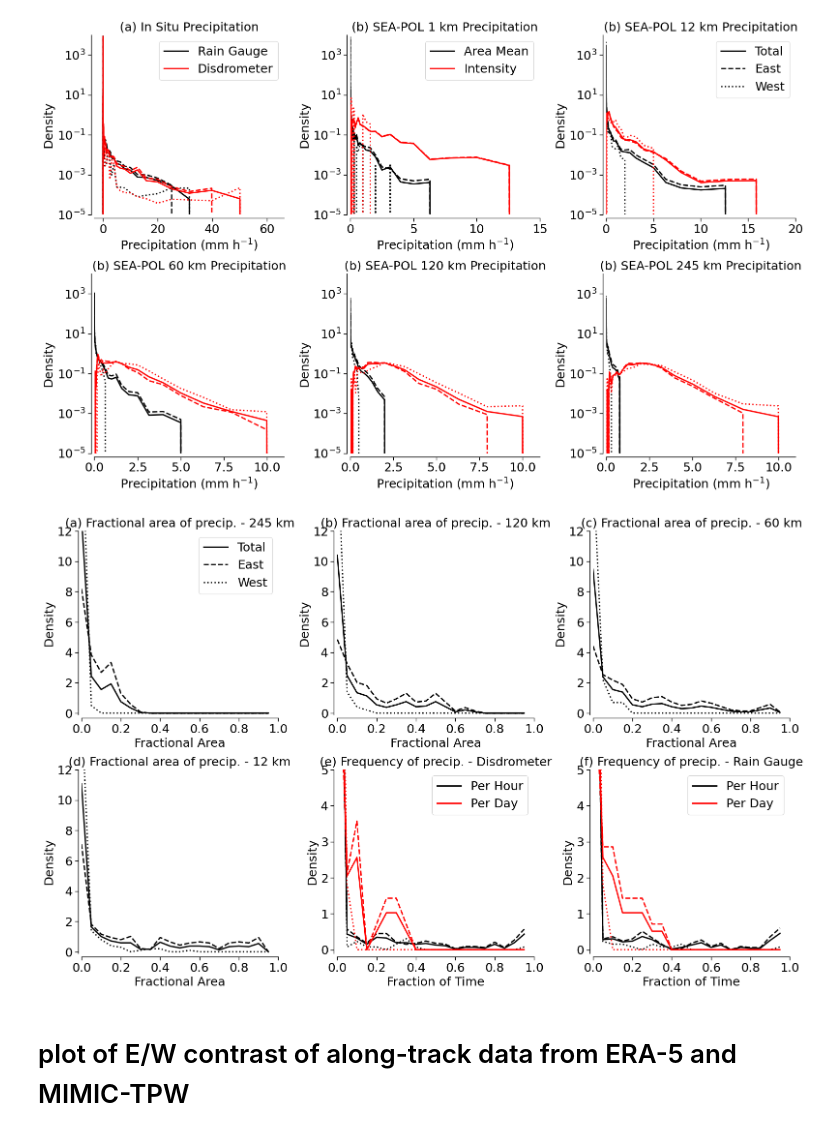
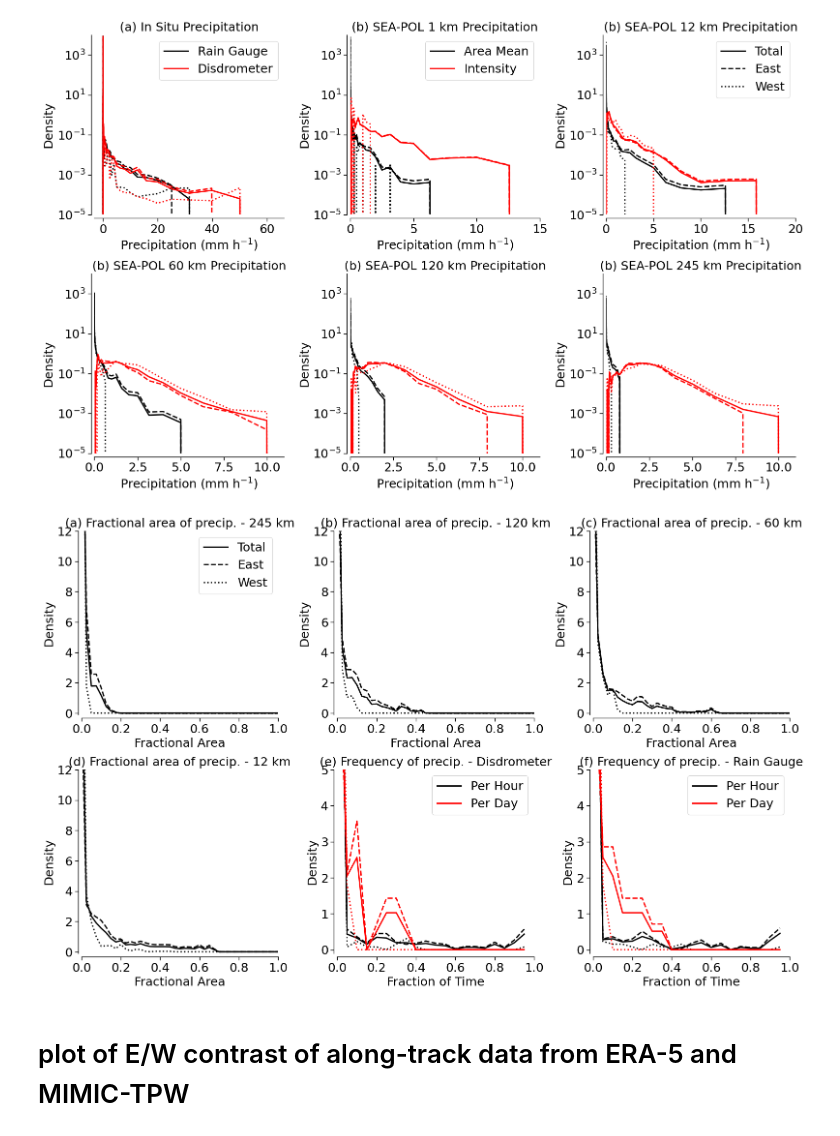
Before and after one commit to allison-wing/PICCOLO, a Jupyter notebook: plot_pdf_EW.ipynb, the cells around one changed output. Drawn from its saved outputs; the diff is of its cells as text; code cells hidden in the pictures.

```diff
--- a/plot_pdf_EW.ipynb
+++ b/plot_pdf_EW.ipynb
@@ -568,6 +568,6 @@ precip_freq_gauge_dailyW = precip_freq_gauge_daily[ship_time_day >= np.datetime6
 # Precipitation data - SEA-POL
 # %%
 #seapol = xr.open_dataset('../../data/SEA-POL_gridded_rainrate_spatial_means_masked.nc')
-seapol = xr.open_dataset('../../data/SEA-POL_4b_rainrate_2D_spatial_means_masked.nc')
+seapol = xr.open_dataset('../../data/SEA-POL_4b_rainrate_2D_spatial_means_masked_reg10.nc')
 seapol
 # %% [output]
@@ -637,6 +634,11 @@ precip_seapol120int = seapol.rain120_int[indexAP:].rolling(time=6, center=True).
 
 precip_seapol245 = seapol.rain245_mean[indexAP:].rolling(time=6, center=True).mean() # 6*10=60 minute running mean
 precip_seapol245int = seapol.rain245_int[indexAP:].rolling(time=6, center=True).mean()
+
+fa245 = seapol.rain245_frac[indexAP:].rolling(time=6, center=True).mean() # 6*10=60 minute running mean
+fa120 = seapol.rain120_frac[indexAP:].rolling(time=6, center=True).mean() # 6*10=60 minute running mean
+fa60 = seapol.rain60_frac[indexAP:].rolling(time=6, center=True).mean() # 6*10=60 minute running mean
+fa12 = seapol.rain12_frac[indexAP:].rolling(time=6, center=True).mean() # 6*10=60 minute running mean
 # %%
 #Split into East/West
 iEW_seapol = np.abs(seapol.time[indexAP:] - timeEW).argmin()
@@ -667,3 +669,15 @@ precip_seapol245E = precip_seapol245[0:iEW_seapol]
 precip_seapol245W = precip_seapol245[iEW_seapol:]
 precip_seapol245Eint = precip_seapol245int[0:iEW_seapol]
 precip_seapol245Wint = precip_seapol245int[iEW_seapol:]
+
+fa245E = fa245[0:iEW_seapol]
+fa245W = fa245[iEW_seapol:]
+
+fa120E = fa120[0:iEW_seapol]
+fa120W = fa120[iEW_seapol:]
+
+fa60E = fa60[0:iEW_seapol]
+fa60W = fa60[iEW_seapol:]
+
+fa12E = fa12[0:iEW_seapol]
+fa12W = fa12[iEW_seapol:]
@@ -1213,7 +1252,8 @@ fig, axs = plt.subplots(2,3,figsize=(16,10))
 pbins = np.concatenate(([0],np.power(10,np.arange(-4,2,0.1))))
 
 ## Fractional area 245 km
-fabins = np.arange(0,1.05,0.05)
+fabins = np.arange(0,1.05,0.025)
+ftbins = np.arange(0,1.05,0.05)
 phist_fa245, bin_edges = np.histogram(fa245, bins=fabins, density=True)
 phist_fa245E, bin_edgesE = np.histogram(fa245E, bins=fabins, density=True)
 phist_fa245W, bin_edgesW = np.histogram(fa245W, bins=fabins, density=True)
@@ -1298,13 +1338,13 @@ axs[1,0].set_ylim(-0.1,12)
 axs[1,0].tick_params(labelsize=18)
 
 ## Time frequency of precip from disdrometer
-phist_fp_disdro_hrly, bin_edges = np.histogram(precip_freq_disdro, bins=fabins, density=True)
-phist_fp_disdro_hrlyE, bin_edgesE = np.histogram(precip_freq_disdroE, bins=fabins, density=True)
-phist_fp_disdro_hrlyW, bin_edgesW = np.histogram(precip_freq_disdroW, bins=fabins, density=True)
+phist_fp_disdro_hrly, bin_edges = np.histogram(precip_freq_disdro, bins=ftbins, density=True)
+phist_fp_disdro_hrlyE, bin_edgesE = np.histogram(precip_freq_disdroE, bins=ftbins, density=True)
+phist_fp_disdro_hrlyW, bin_edgesW = np.histogram(precip_freq_disdroW, bins=ftbins, density=True)
 
-phist_fp_disdro_daily, bin_edges1a = np.histogram(precip_freq_disdro_daily, bins=fabins, density=True)
-phist_fp_disdro_dailyE, bin_edges1aE = np.histogram(precip_freq_disdro_dailyE, bins=fabins, density=True)
-phist_fp_disdro_dailyW, bin_edges1aW = np.histogram(precip_freq_disdro_dailyW, bins=fabins, density=True)
+phist_fp_disdro_daily, bin_edges1a = np.histogram(precip_freq_disdro_daily, bins=ftbins, density=True)
+phist_fp_disdro_dailyE, bin_edges1aE = np.histogram(precip_freq_disdro_dailyE, bins=ftbins, density=True)
+phist_fp_disdro_dailyW, bin_edges1aW = np.histogram(precip_freq_disdro_dailyW, bins=ftbins, density=True)
 
 axs[1,1].plot(bin_edges[:-1], phist_fp_disdro_hrly, color='black', label='Per Hour', linewidth=2)
 axs[1,1].plot(bin_edgesE[:-1], phist_fp_disdro_hrlyE, color='black', linestyle='--', linewidth=2)
@@ -1318,41 +1358,41 @@ axs[1,1].set_title('(e) Frequency of precip. - Disdrometer',fontsize=18)
 axs[1,1].set_xlabel('Fraction of Time',fontsize=18)
 axs[1,1].set_ylabel('Density',fontsize=18)
 axs[1,1].set_xlim(0,1)
 axs[1,1].set_ylim(-0.1,5)
 axs[1,1].legend(fontsize=18)
 axs[1,1].tick_params(labelsize=18)
 
 ## Time frequency of precip from rain gauge
-phist_fp_gauge_hrly, bin_edges = np.histogram(precip_freq_gauge, bins=fabins, density=True)
-phist_fp_gauge_hrlyE, bin_edgesE = np.histogram(precip_freq_gaugeE, bins=fabins, density=True)
-phist_fp_gauge_hrlyW, bin_edgesW = np.histogram(precip_freq_gaugeW, bins=fabins, density=True)
+phist_fp_gauge_hrly, bin_edges = np.histogram(precip_freq_gauge, bins=ftbins, density=True)
+phist_fp_gauge_hrlyE, bin_edgesE = np.histogram(precip_freq_gaugeE, bins=ftbins, density=True)
+phist_fp_gauge_hrlyW, bin_edgesW = np.histogram(precip_freq_gaugeW, bins=ftbins, density=True)
 
-phist_fp_gauge_daily, bin_edges1a = np.histogram(precip_freq_gauge_daily, bins=fabins, density=True)
-phist_fp_gauge_dailyE, bin_edges1aE = np.histogram(precip_freq_gauge_dailyE, bins=fabins, density=True)
-phist_fp_gauge_dailyW, bin_edges1aW = np.histogram(precip_freq_gauge_dailyW, bins=fabins, density=True)
+phist_fp_gauge_daily, bin_edges1a = np.histogram(precip_freq_gauge_daily, bins=ftbins, density=True)
+phist_fp_gauge_dailyE, bin_edges1aE = np.histogram(precip_freq_gauge_dailyE, bins=ftbins, density=True)
+phist_fp_gauge_dailyW, bin_edges1aW = np.histogram(precip_freq_gauge_dailyW, bins=ftbins, density=True)
 
 axs[1,2].plot(bin_edges[:-1], phist_fp_gauge_hrly, color='black', label='Per Hour', linewidth=2)
 axs[1,2].plot(bin_edgesE[:-1], phist_fp_gauge_hrlyE, color='black', linestyle='--', linewidth=2)
 axs[1,2].plot(bin_edgesW[:-1], phist_fp_gauge_hrlyW, color='black', linestyle=':', linewidth=2)
 
 axs[1,2].plot(bin_edges1a[:-1], phist_fp_gauge_daily, color='red', label='Per Day', linewidth=2)
 axs[1,2].plot(bin_edges1aE[:-1], phist_fp_gauge_dailyE, color='red', linestyle='--', linewidth=2)
 axs[1,2].plot(bin_edges1aW[:-1], phist_fp_gauge_dailyW, color='red', linestyle=':', linewidth=2)
 
 axs[1,2].set_title('(f) Frequency of precip. - Rain Gauge',fontsize=18)
 axs[1,2].set_xlabel('Fraction of Time',fontsize=18)
 axs[1,2].set_ylabel('Density',fontsize=18)
 axs[1,2].set_xlim(0,1)
 axs[1,2].set_ylim(-0.1,5)
 axs[1,2].legend(fontsize=18)
 axs[1,2].tick_params(labelsize=18)
 
 sns.set_context('paper')
 sns.despine(offset=5)
 plt.tight_layout()  # Adjust subplots to fit into figure area.
-#plt.savefig('../../figures/SEAPOL/Fig_pdf_EW_precip_fa.png')
+plt.savefig('../../figures/Fig_pdf_EW_precip_fa.png')
 # %% [output]
-[figure, old version]
+[figure, new version]
 # %% [markdown]
 # plot of E/W contrast of along-track data from ERA-5 and MIMIC-TPW
 # %%
```
Also changed, not shown: parts of 7 cells of this notebook, 2 other files.
